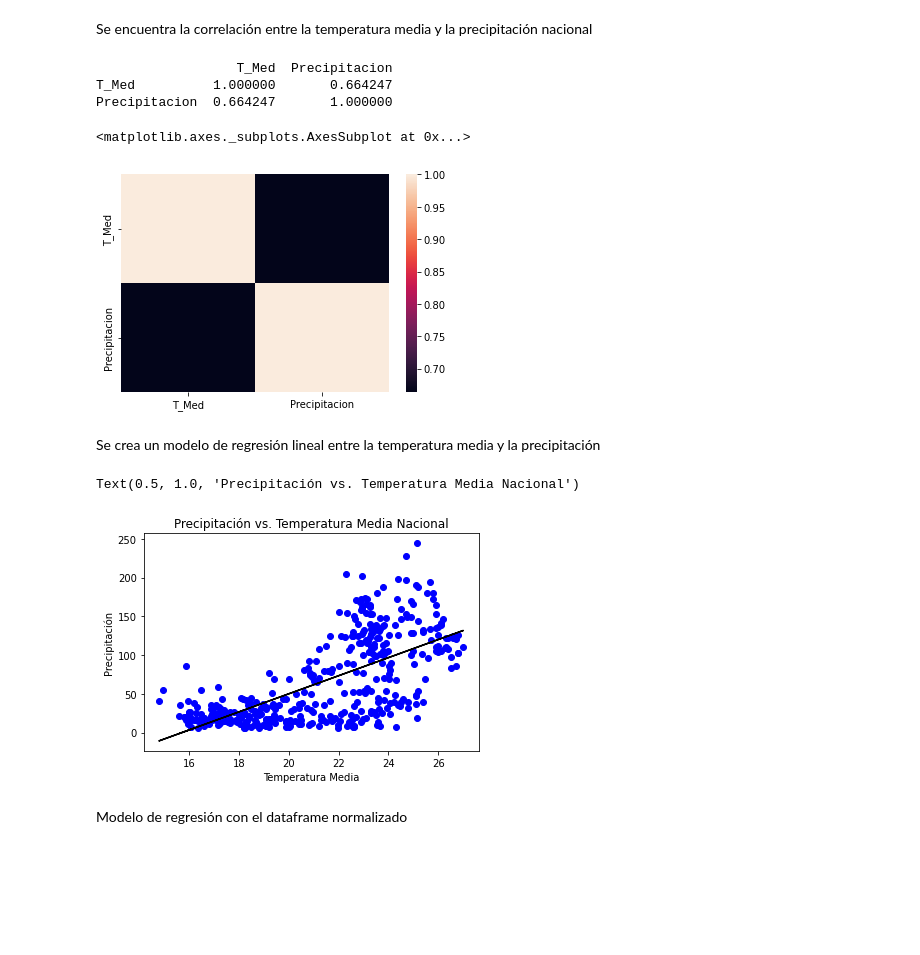
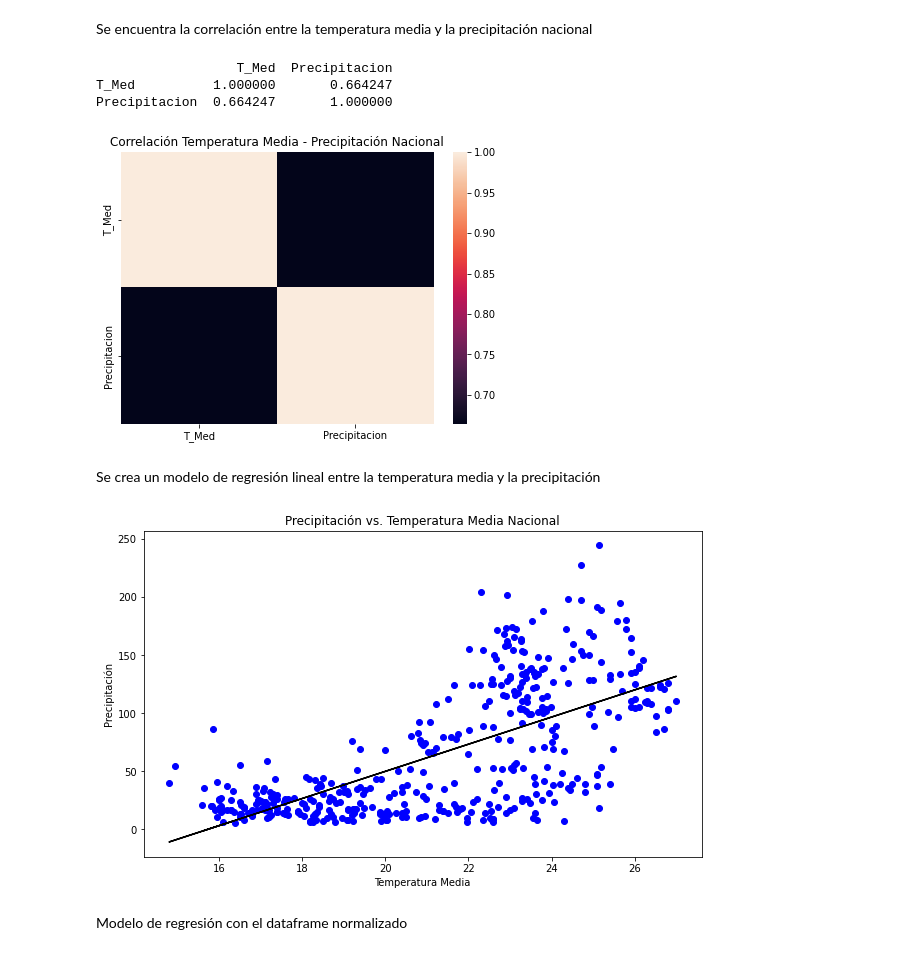
Before and after one commit to AdrianDiazGaxiola/Proyecto-Final, a Jupyter notebook: Precipitación.ipynb, the cells around one changed output. Cells and saved outputs as stored; diff of their text form; code cells hidden in the pictures; blank space fills up the shorter version.

```diff
--- a/Precipitación.ipynb
+++ b/Precipitación.ipynb
@@ -148,21 +198,23 @@ Se encuentra la correlación entre la temperatura media y la precipitación naci
 # %%
 df1 = df[['ANIO', 'MES', 'ENTIDAD', 'T_Med', 'Precipitacion']]
 
 df1 = df1[df1['MES']!='ANUAL']
 df1 = df1[df1['ENTIDAD']=='NAC']
 df1 = df1.drop(columns={'ENTIDAD'})
 df1 = df1.set_index('ANIO', drop = True)
 
 c = df1.corr()
 print(c)
 
+plt.figure(figsize=(7, 5))
 sns.heatmap(c)
+plt.title ("Correlación Temperatura Media - Precipitación Nacional")
+plt.savefig("Correlación Temperatura Media - Precipitación Nacional.jpg")
 # %% [output]
                   T_Med  Precipitacion
 T_Med          1.000000       0.664247
 Precipitacion  0.664247       1.000000
-<matplotlib.axes._subplots.AxesSubplot at 0x...>
-[figure, old version]
+[figure, new version]
 # %% [markdown]
 Se crea un modelo de regresión lineal entre la temperatura media y la precipitación
 # %%
@@ -171,14 +223,16 @@ y = df1['Precipitacion']
 regressor = LinearRegression()
 regressor.fit(X, y)
 
+plt.figure(figsize=(10, 6))
 plt.plot(X, y, 'bo')
 plt.plot(X, regressor.predict(X), '-k')
 plt.xlabel('Temperatura Media')
 plt.ylabel('Precipitación')
 plt.title('Precipitación vs. Temperatura Media Nacional')
+
+plt.savefig('Precipitación vs. Temperatura Media Nacional.jpg')
 # %% [output]
-Text(0.5, 1.0, 'Precipitación vs. Temperatura Media Nacional')
-[figure, old version]
+[figure, new version]
 # %% [markdown]
 Modelo de regresión con el dataframe normalizado
 # %%
```
Also changed, not shown: parts of 4 cells of this notebook.
